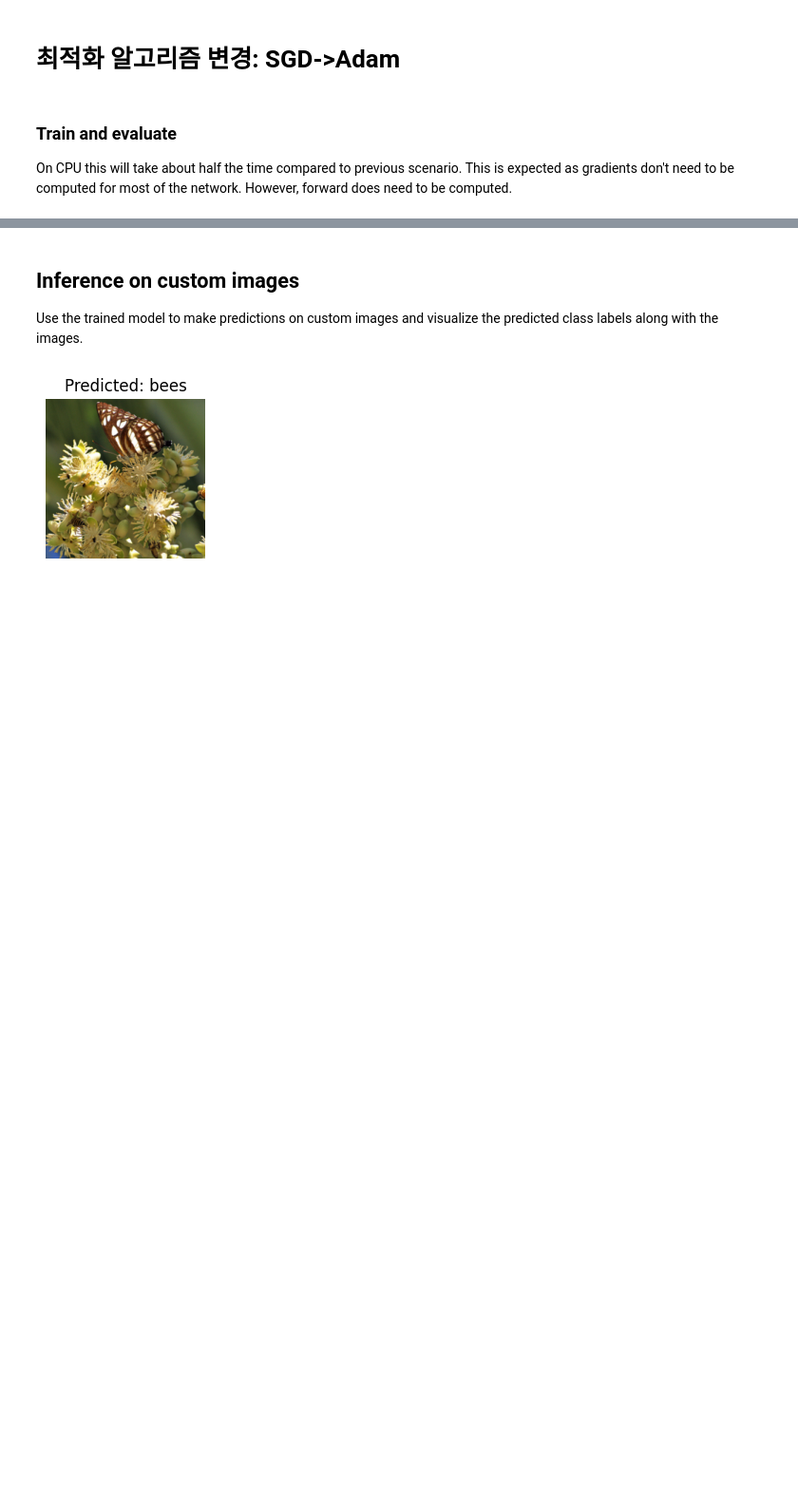
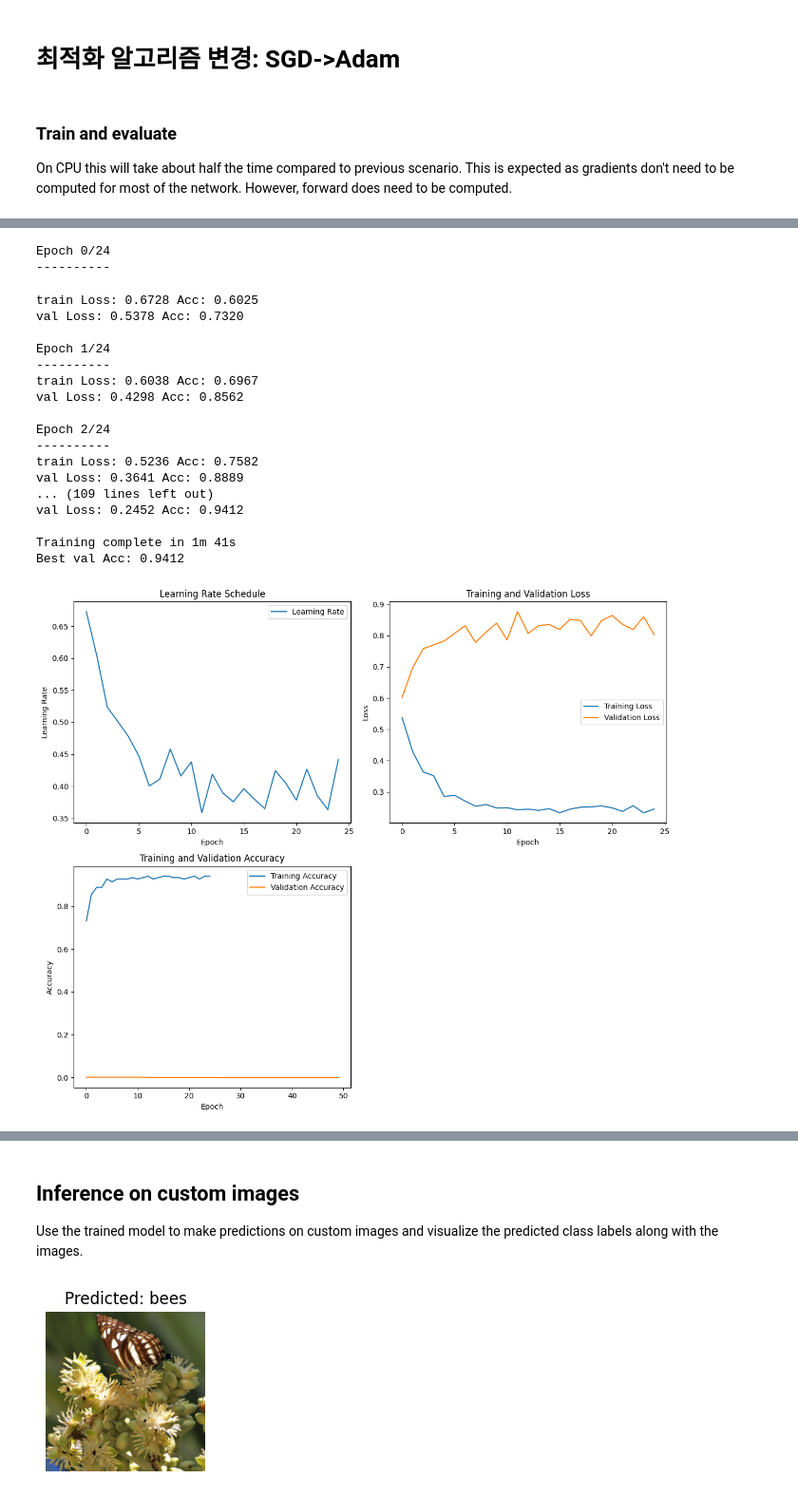
Before and after one commit to whitechocobread/Ai-project, a Jupyter notebook: 4주차/transfer_learning_tutorial_ipynb.ipynb, the cells around one changed output, grey strips where cells are left out. Shown at 95% size. Drawn from its saved outputs; the diff is of its cells as text; code cells hidden in the pictures; blank space fills up the shorter version.

```diff
--- a/4주차/transfer_learning_tutorial_ipynb.ipynb
+++ b/4주차/transfer_learning_tutorial_ipynb.ipynb
@@ -587,3 +587,80 @@ Best val Acc: 0.9673
+# %%
+model_conv = torchvision.models.resnet18(weights='IMAGENET1K_V1')
+for param in model_conv.parameters():
+    param.requires_grad = False
+
+# Parameters of newly constructed modules have requires_grad=True by default
+num_ftrs = model_conv.fc.in_features
+model_conv.fc = nn.Linear(num_ftrs, 2)
+
+model_conv = model_conv.to(device)
+
+criterion = nn.CrossEntropyLoss()
+
+# Observe that only parameters of final layer are being optimized as
+# opposed to before.
+optimizer_conv = optim.SGD(model_conv.fc.parameters(), lr=0.001)
+# Decay LR by a factor of 0.1 every 7 epochs
+exp_lr_scheduler = lr_scheduler.StepLR(optimizer_conv, step_size=7, gamma=0.1)
+# %%
+
+import matplotlib.pyplot as plt
+
+def plot_training_history(lr_history, train_loss_history, val_loss_history, train_accuracy_history, val_accuracy_history):
+    # 2x2 subplot grid
+    plt.figure(figsize=(12, 10))
+
+    # Create the first subplot for the learning rate
+    plt.subplot(2, 2, 1)
+    plt.plot(range(len(lr_history)), lr_history, label='Learning Rate')
+    plt.xlabel('Epoch')
+    plt.ylabel('Learning Rate')
+    plt.title('Learning Rate Schedule')
+    plt.legend()
+
+    # Create the second subplot for training and validation loss
+    plt.subplot(2, 2, 2)
+    plt.plot(range(len(train_loss_history)), train_loss_history, label='Training Loss')
+    plt.plot(range(len(val_loss_history)), val_loss_history, label='Validation Loss')
+    plt.xlabel('Epoch')
+    plt.ylabel('Loss')
+    plt.title('Training and Validation Loss')
+    plt.legend()
+
+    # Create the third subplot for training and validation accuracy
+    plt.subplot(2, 2, 3)
+    plt.plot(range(len(train_accuracy_history)), train_accuracy_history, label='Training Accuracy')
+    plt.plot(range(len(val_accuracy_history)), val_accuracy_history, label='Validation Accuracy')
+    plt.xlabel('Epoch')
+    plt.ylabel('Accuracy')
+    plt.title('Training and Validation Accuracy')
+    plt.legend()
+
+    plt.tight_layout()
+    plt.show()
+
+model_conv = train_model(model_conv, criterion, optimizer_conv,exp_lr_scheduler, num_epochs=25)
+# %% [output]
+Epoch 0/24
+----------
+train Loss: 0.6728 Acc: 0.6025
+val Loss: 0.5378 Acc: 0.7320
+
+Epoch 1/24
+----------
+train Loss: 0.6038 Acc: 0.6967
+val Loss: 0.4298 Acc: 0.8562
+
+Epoch 2/24
+----------
+train Loss: 0.5236 Acc: 0.7582
+val Loss: 0.3641 Acc: 0.8889
+... (109 lines left out)
+val Loss: 0.2452 Acc: 0.9412
+
+Training complete in 1m 41s
+Best val Acc: 0.9412
+[figure, added]
 # %%
 #시각화
 visualize_model(model_conv)
```
Also changed, not shown: parts of 6 cells of this notebook.
